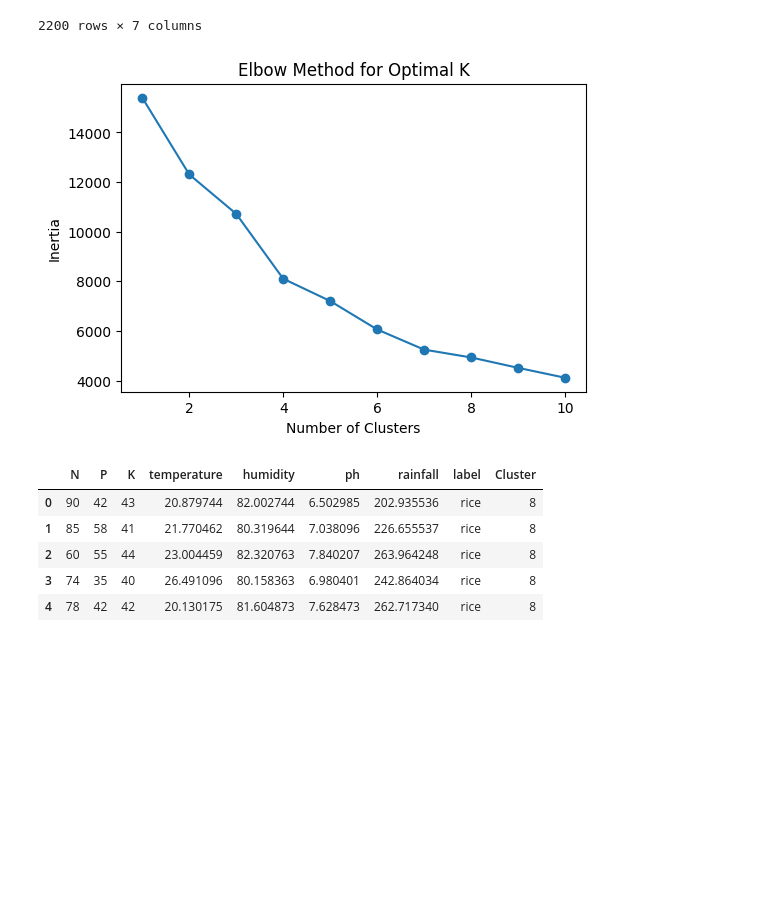
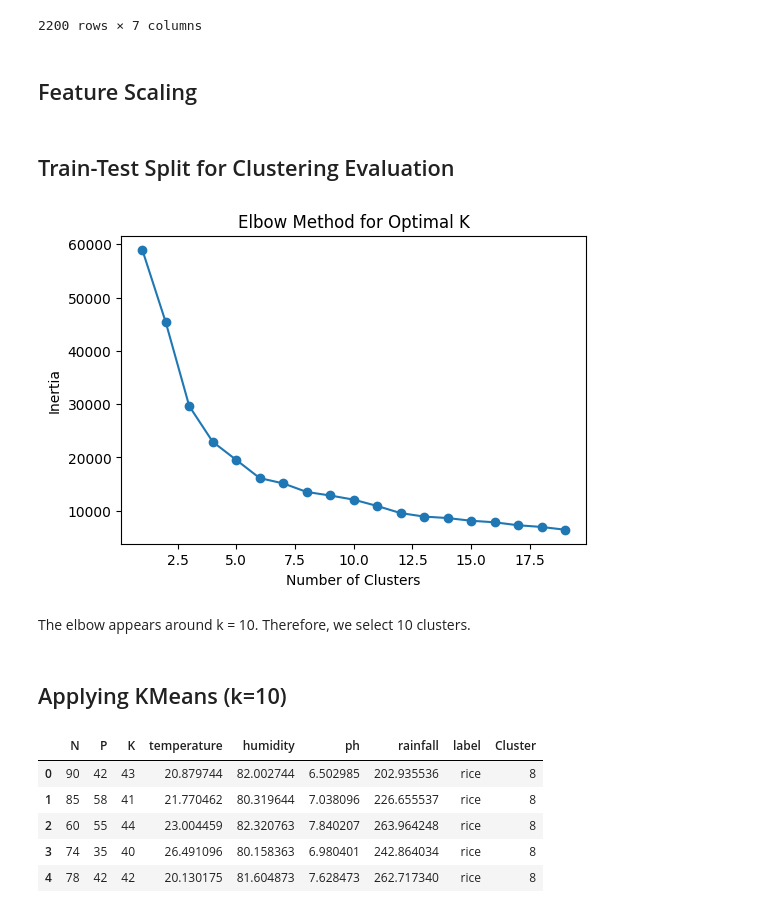
Before and after one commit to bhardwajamrit7/Crop_Advisory_system, a Jupyter notebook: notebooks/Crop_Clustering_Analysis.ipynb, the cells around one changed output. Drawn from its saved outputs; the diff is of its cells as text; code cells hidden in the pictures; blank space fills up the shorter version.

Commit message:
modify clustering and updated the formulas

```diff
--- a/notebooks/Crop_Clustering_Analysis.ipynb
+++ b/notebooks/Crop_Clustering_Analysis.ipynb
@@ -43,29 +65,37 @@ X
 | 2198 | 117 | 32 | 34 | 26.272418 | 52.127394 | 6.758793 | 127.175293 |
 | 2199 | 104 | 18 | 30 | 23.603016 | 60.396475 | 6.779833 | 140.937041 |
 2200 rows × 7 columns
+# %% [markdown]
+## Feature Scaling
 # %%
 ## Feature Scaling
 
-scaler = StandardScaler()
+scaler = MinMaxScaler(feature_range=(1, 10))
 X_scaled = scaler.fit_transform(X)
+# %% [markdown]
+## Train-Test Split for Clustering Evaluation
 # %%
 ## Elbow Method
 
 inertia = []
 
-for k in range(1, 11):
+for k in range(1, 20):
     kmeans = KMeans(n_clusters=k, random_state=42)
     kmeans.fit(X_scaled)
     inertia.append(kmeans.inertia_)
 
 plt.figure(figsize=(6,4))
-plt.plot(range(1,11), inertia, marker='o')
+plt.plot(range(1,20), inertia, marker='o')
 plt.title("Elbow Method for Optimal K")
 plt.xlabel("Number of Clusters")
 plt.ylabel("Inertia")
 plt.show()
 # %% [output]
-[figure, old version]
+[figure, new version]
+# %% [markdown]
+The elbow appears around k = 10. Therefore, we select 10 clusters.
+# %% [markdown]
+## Applying KMeans (k=10)
 # %%
 ## Apply KMeans
 
```
Also changed, not shown: parts of 45 cells of this notebook, 5 other files.
